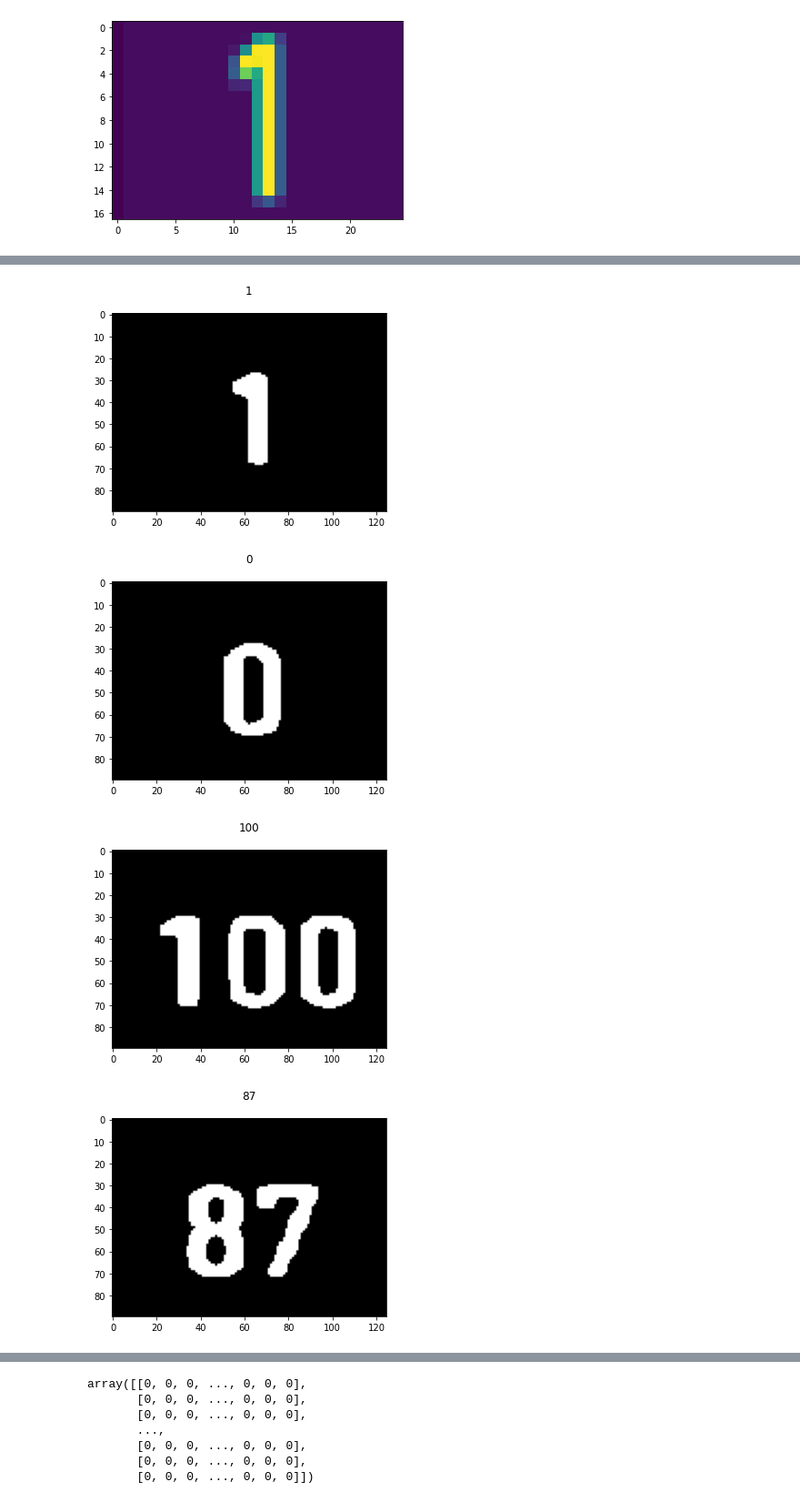
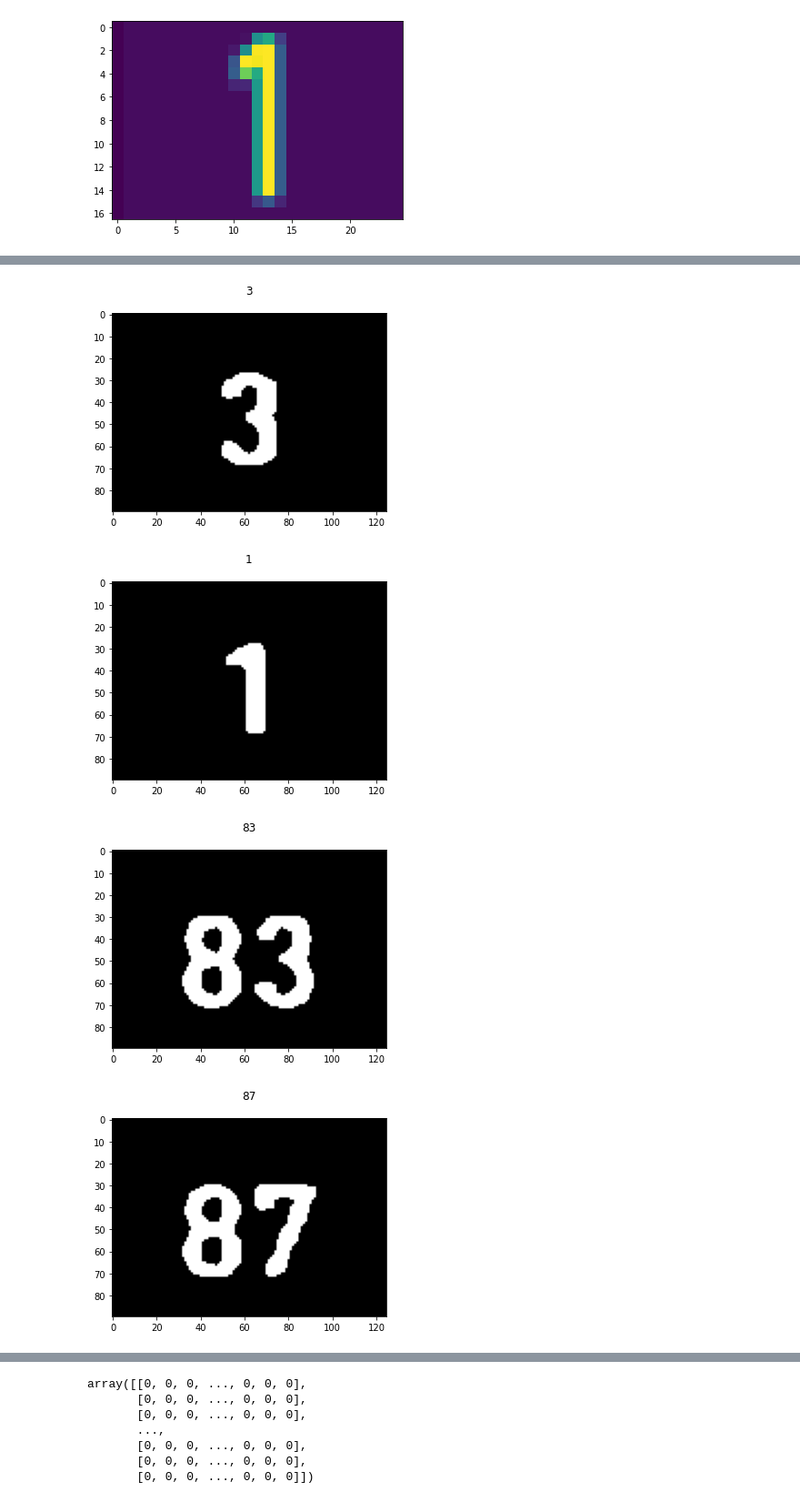
Before and after one commit to mhuber97/fifa-statistic-reader, a Jupyter notebook: fifa.ipynb, the cells around one changed output, grey strips where cells are left out. Shown: that part at 91% size. Cells and saved outputs as stored; diff of their text form; code cells hidden in the pictures.

```diff
--- a/fifa.ipynb
+++ b/fifa.ipynb
@@ -147,15 +147,16 @@ for image in image_list:
         img_box = cv2.resize(img_box, (1080, 720))
 
         image_index = range_images*33+start
-        #img_box = img_box[image_index:image_index+30, 955:980]
-        img_box = img_box[image_index:image_index+30, 575:600]
-
-        # boxes = pyt.image_to_boxes(final, config = custom_config)
-        # for b in boxes.splitlines():
-        #     b = b.split(' ')
-        #     img = cv2.rectangle(final, (int(b[1]), h - int(b[2])), (int(b[3]), h - int(b[4])), (0, 255, 0), 2)
+        img_box = img_box[image_index:image_index+30, 955:980] # Right column
+        # img_box = img_box[image_index:image_index+30, 575:600] # Left column
 
         (char,to_plot) = doMagic(img_box)
+
+        # boxes = pyt.image_to_boxes(to_plot, config = custom_config)
+        # for b in boxes.splitlines():
+        #      b = b.split(' ')
+        #      img = cv2.rectangle(to_plot, (int(b[1]), h - int(b[2])), (int(b[3]), h - int(b[4])), (0, 255, 0), 2)
+
         plt.figure(cont)
         plt.title(char)
         plt.imshow(to_plot, cmap=plt.cm.gray)
@@ -168,4 +169,4 @@ for image in image_list:
-[figure, old version]
+[figure, new version]
-[figure, old version]
+[figure, new version]
-[figure, old version]
+[figure, new version]
-[figure, old version]
+[figure, new version]
```
Also changed, not shown: parts of 1 cell of this notebook.
